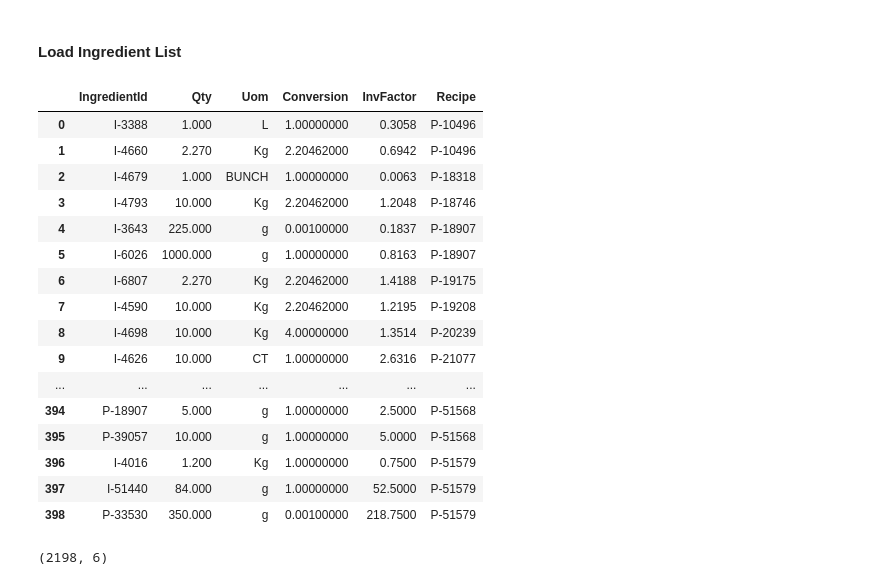
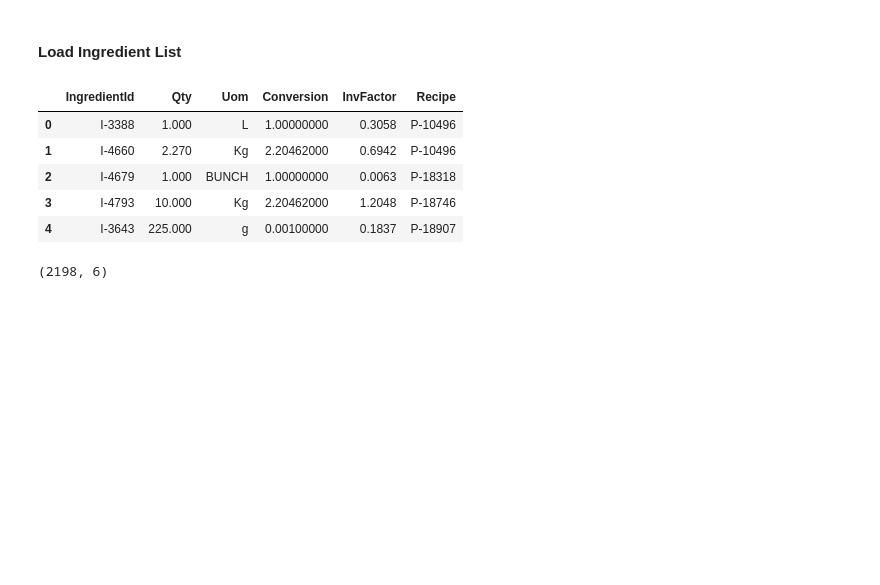
Before and after one commit to silviaaaaaaa/cffs-label, a Jupyter notebook: data analysis/ingre_analysis.ipynb, the cells around one changed output. Cells and saved outputs as stored; diff of their text form; code cells hidden in the pictures; blank space fills up the shorter version.

```diff
--- a/data analysis/ingre_analysis.ipynb
+++ b/data analysis/ingre_analysis.ipynb
@@ -150,25 +139,14 @@ Ingredients = pd.DataFrame({'IngredientId': IngredientId, 'Qty': Qty,'Uom': Uom,
 
 Ingredients.reset_index(drop=True, inplace=True)
 # %%
-Ingredients
+Ingredients.head()
 # %% [output]
 |  | IngredientId | Qty | Uom | Conversion | InvFactor | Recipe |
 | 0 | I-3388 | 1.000 | L | 1.00000000 | 0.3058 | P-10496 |
 | 1 | I-4660 | 2.270 | Kg | 2.20462000 | 0.6942 | P-10496 |
 | 2 | I-4679 | 1.000 | BUNCH | 1.00000000 | 0.0063 | P-18318 |
 | 3 | I-4793 | 10.000 | Kg | 2.20462000 | 1.2048 | P-18746 |
 | 4 | I-3643 | 225.000 | g | 0.00100000 | 0.1837 | P-18907 |
-| 5 | I-6026 | 1000.000 | g | 1.00000000 | 0.8163 | P-18907 |
-| 6 | I-6807 | 2.270 | Kg | 2.20462000 | 1.4188 | P-19175 |
-| 7 | I-4590 | 10.000 | Kg | 2.20462000 | 1.2195 | P-19208 |
-| 8 | I-4698 | 10.000 | Kg | 4.00000000 | 1.3514 | P-20239 |
-| 9 | I-4626 | 10.000 | CT | 1.00000000 | 2.6316 | P-21077 |
-| ... | ... | ... | ... | ... | ... | ... |
-| 394 | P-18907 | 5.000 | g | 1.00000000 | 2.5000 | P-51568 |
-| 395 | P-39057 | 10.000 | g | 1.00000000 | 5.0000 | P-51568 |
-| 396 | I-4016 | 1.200 | Kg | 1.00000000 | 0.7500 | P-51579 |
-| 397 | I-51440 | 84.000 | g | 1.00000000 | 52.5000 | P-51579 |
-| 398 | P-33530 | 350.000 | g | 0.00100000 | 218.7500 | P-51579 |
 # %%
 Ingredients.shape
 # %% [output]
```
Also changed, not shown: parts of 15 cells of this notebook.
